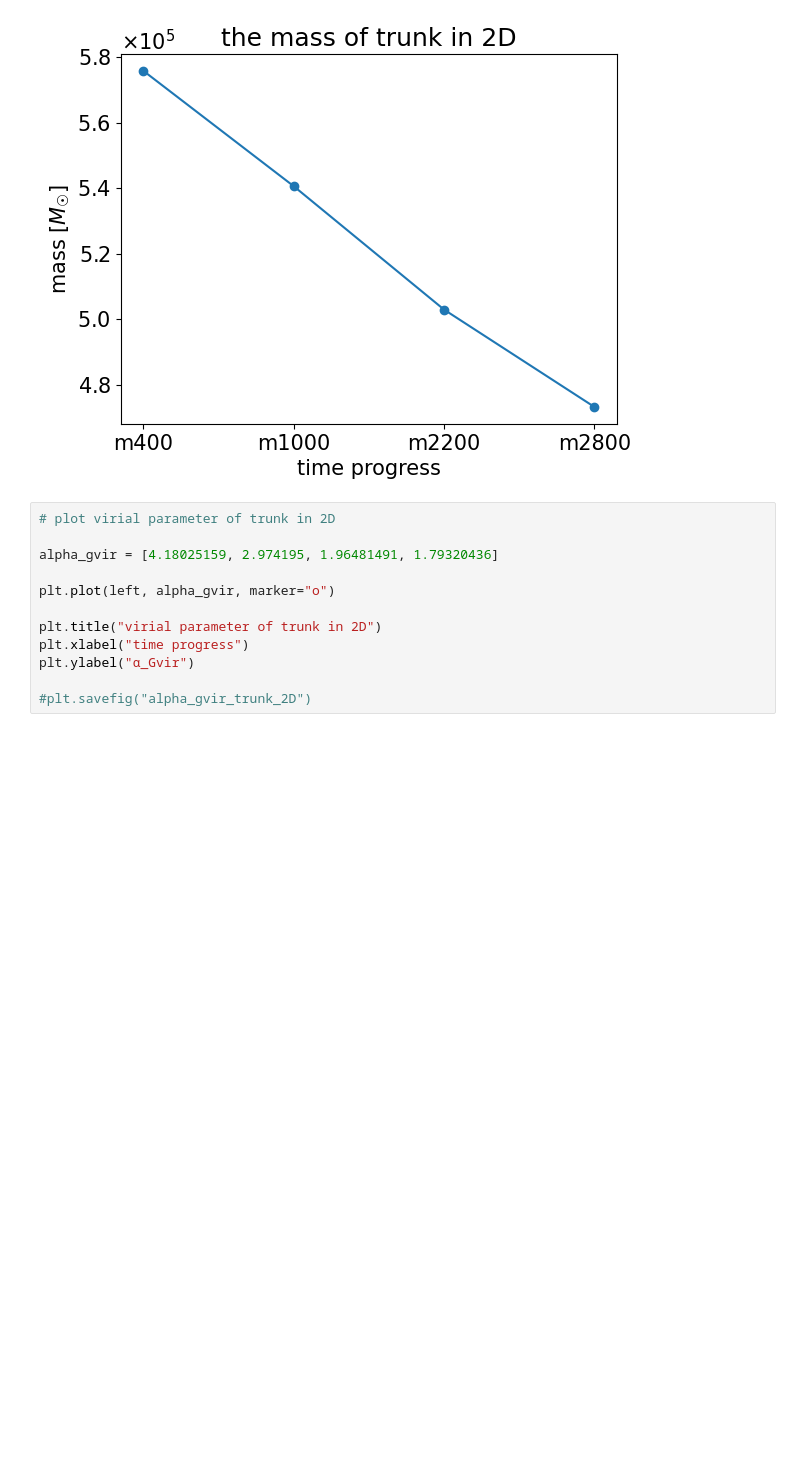
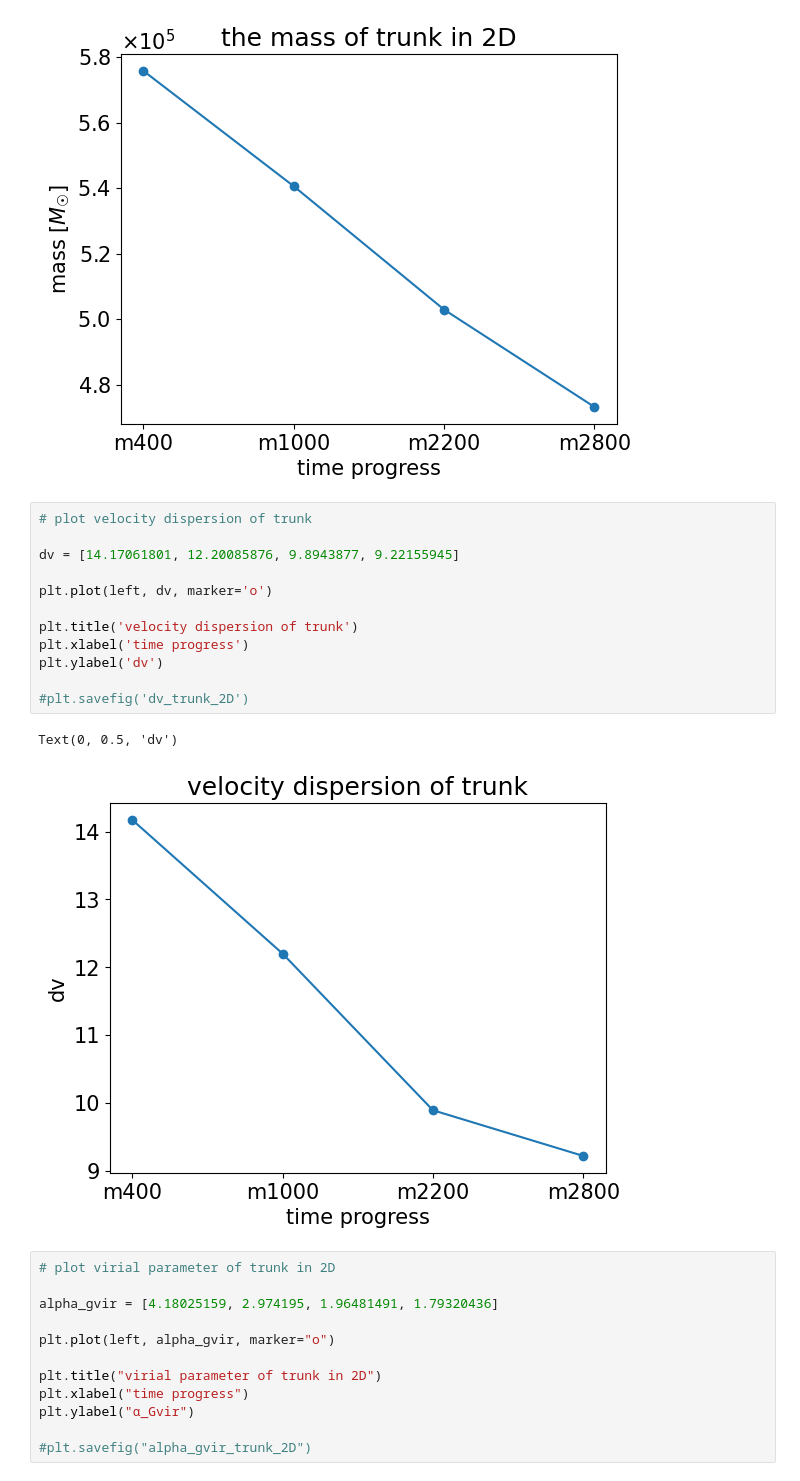
Before and after one commit to kotora260/StarGen, a Jupyter notebook: discuss_2D.ipynb, the cells around one changed output. Drawn from its saved outputs; the diff is of its cells as text; blank space fills up the shorter version.

```diff
--- a/discuss_2D.ipynb
+++ b/discuss_2D.ipynb
@@ -205,6 +205,21 @@ plt.ylabel('mass [$M_☉$]')
 # %% [output]
 Text(0, 0.5, 'mass [$M_☉$]')
 [figure]
+# %%
+# plot velocity dispersion of trunk
+
+dv = [14.17061801, 12.20085876, 9.8943877, 9.22155945]
+
+plt.plot(left, dv, marker='o')
+
+plt.title('velocity dispersion of trunk')
+plt.xlabel('time progress')
+plt.ylabel('dv')
+
+#plt.savefig('dv_trunk_2D')
+# %% [output]
+Text(0, 0.5, 'dv')
+[figure, added]
 # %%
 # plot virial parameter of trunk in 2D
 
```
Also changed, not shown: parts of 1 cell of this notebook.
